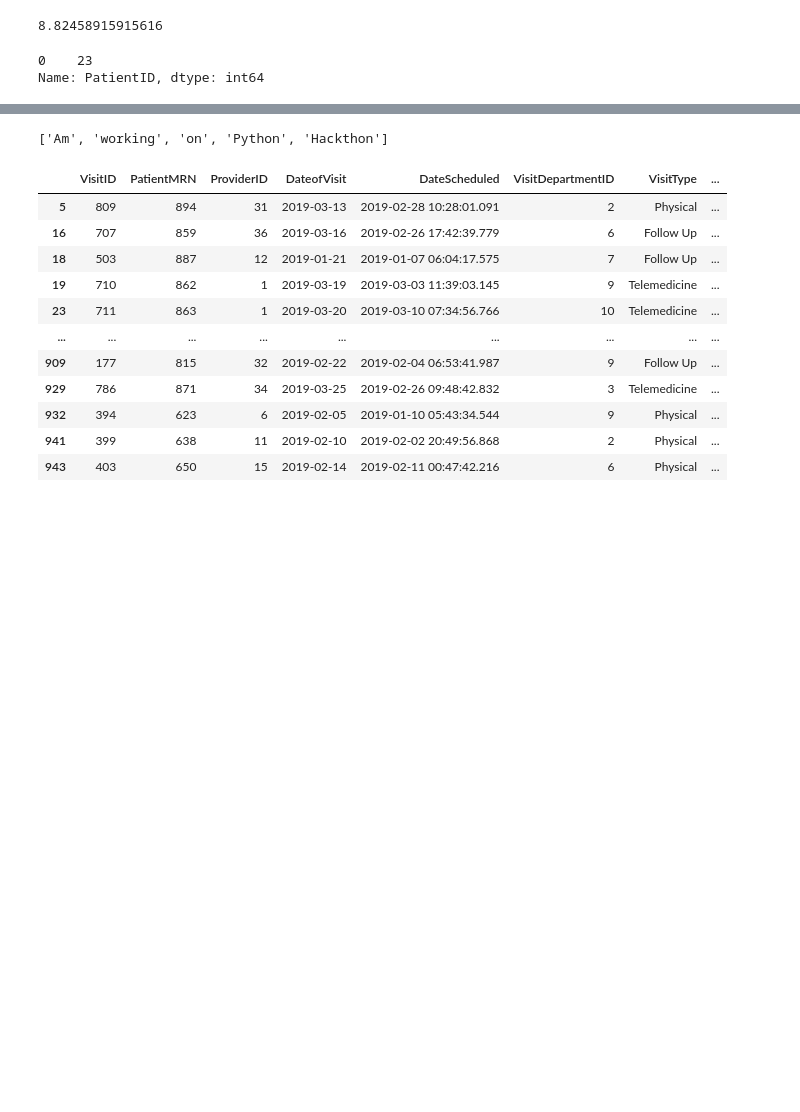
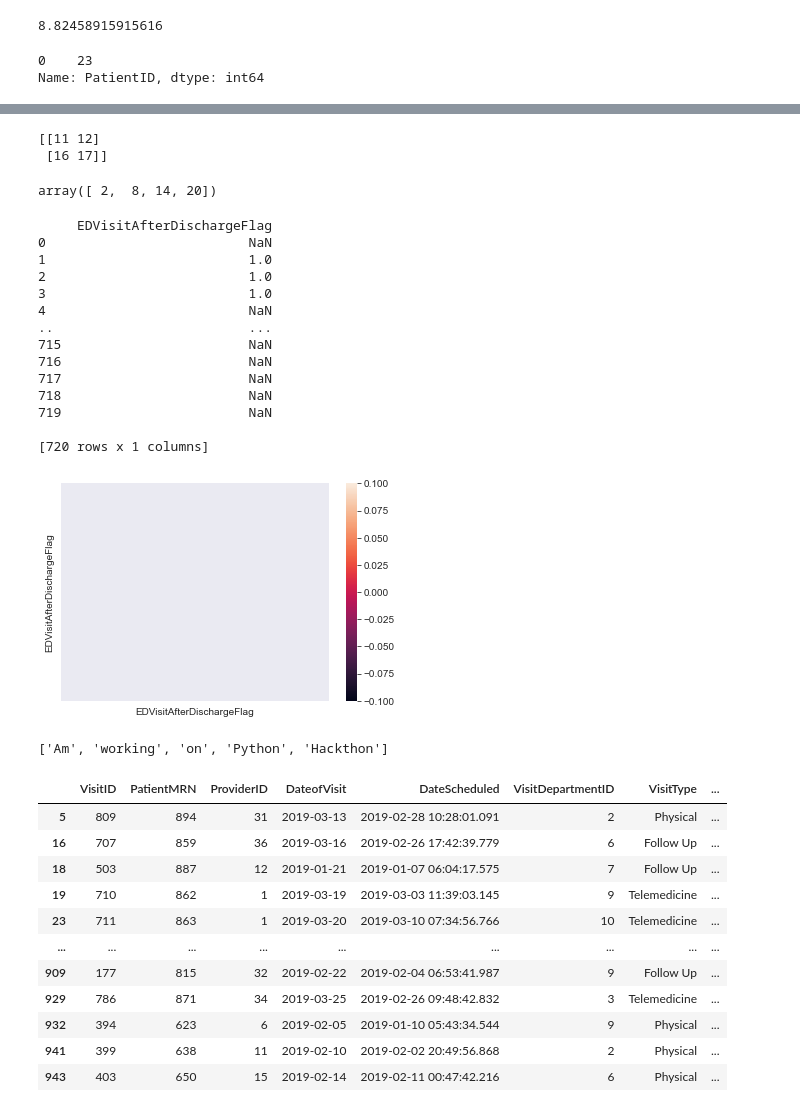
Before and after one commit to KalyaniKurakula/NumpyWarriors1, a Jupyter notebook: Hackthon/Kalyani_Numpy.ipynb, the cells around one changed output, grey strips where cells are left out. Saved outputs shown, nothing was run; the diff lists cells and outputs as text; code cells hidden in the pictures; blank space fills up the shorter version.

```diff
--- a/Hackthon/Kalyani_Numpy.ipynb
+++ b/Hackthon/Kalyani_Numpy.ipynb
@@ -139,3 +300,50 @@ Name: PatientID, dtype: int64
+# %%
+#Q34 np.arange(1,31).reshape(6,5) Find the array slicing to get the elements with values 11,12,16,17.
+import numpy as np
+data = np.arange(1,31)
+arr = np.arange(1,31).reshape(6, 5)
+arr2 = arr[2:,:2]
+arr3=arr2[:2]
+print(arr3)
+# %% [output]
+[[11 12]
+ [16 17]]
+# %%
+#35 np.arange(1,31).reshape(6,5), find array slicing for elements 2,8,14,20
+import numpy as np
+data = np.arange(1,31)
+arr = np.arange(1,31).reshape(6, 5)
+arr2 = arr[0:4,1:5]
+arr3=np.diag(arr2)
+arr3
+# %% [output]
+array([ 2,  8, 14, 20])
+# %%
+#36 Create a correlation matrix on EDVisits
+import seaborn as sn
+import matplotlib.pyplot as plt
+dataframe = pd.read_excel("HospitalDatabase .xlsx",sheet_name="ReAdmissionRegistry")
+df = pd.DataFrame(dataframe,columns=['EDVisitAfterDischargeFlag'])
+print(df)
+corrMatrix = df.corr()
+sn.heatmap(corrMatrix, annot=True)
+plt.show()
+# %% [output]
+     EDVisitAfterDischargeFlag
+0                          NaN
+1                          1.0
+2                          1.0
+3                          1.0
+4                          NaN
+..                         ...
+715                        NaN
+716                        NaN
+717                        NaN
+718                        NaN
+719                        NaN
+
+[720 rows x 1 columns]
+[figure, added]
 # %%
 #46.Write a code to split a sentence into words using regex.
 #importing package
```
Also changed, not shown: parts of 8 cells of this notebook.
